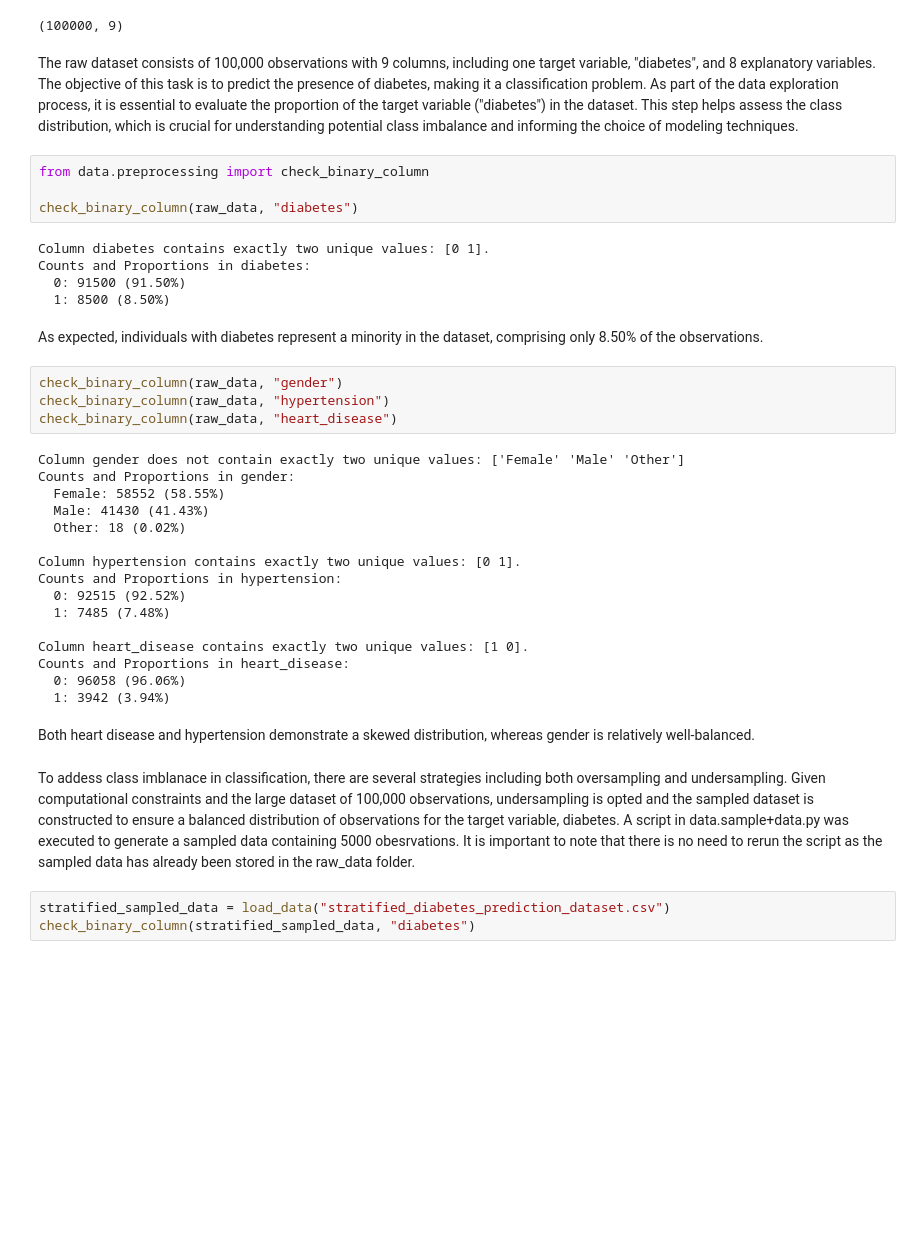
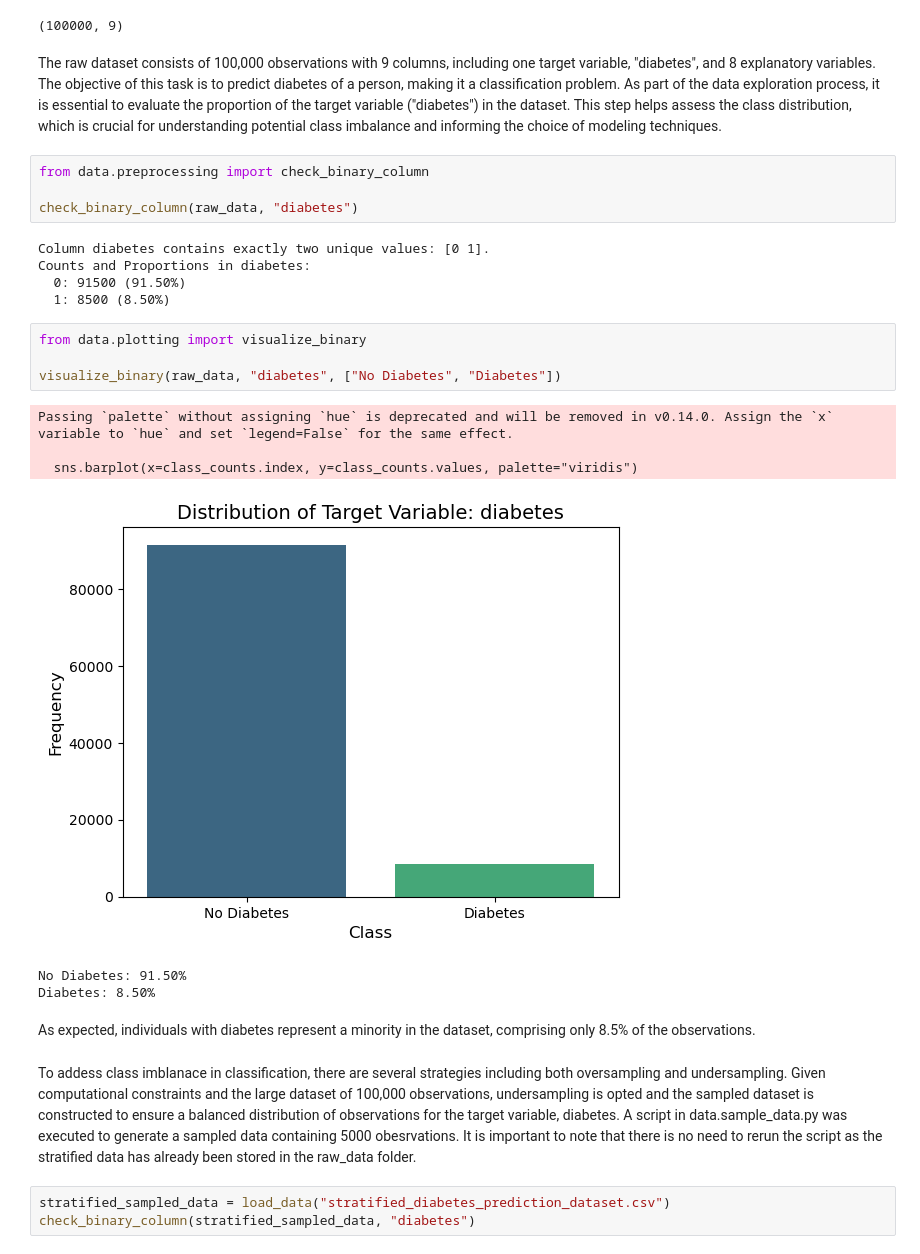
Before and after one commit to edwinyeungcam/D100_Project, a Jupyter notebook: eda_cleaning.ipynb, the cells around one changed output. Drawn from its saved outputs; the diff is of its cells as text; blank space fills up the shorter version.

Commit message:
finished_data_preprocessing

```diff
--- a/eda_cleaning.ipynb
+++ b/eda_cleaning.ipynb
@@ -26,7 +26,7 @@ raw_data.shape
 # %% [output]
 (100000, 9)
 # %% [markdown]
-The raw dataset consists of 100,000 observations with 9 columns, including one target variable, "diabetes", and 8 explanatory variables. The objective of this task is to predict the presence of diabetes, making it a classification problem. As part of the data exploration process, it is essential to evaluate the proportion of the target variable ("diabetes") in the dataset. This step helps assess the class distribution, which is crucial for understanding potential class imbalance and informing the choice of modeling techniques.
+The raw dataset consists of 100,000 observations with 9 columns, including one target variable, "diabetes", and 8 explanatory variables. The objective of this task is to predict diabetes of a person, making it a classification problem. As part of the data exploration process, it is essential to evaluate the proportion of the target variable ("diabetes") in the dataset. This step helps assess the class distribution, which is crucial for understanding potential class imbalance and informing the choice of modeling techniques.
 # %%
 from data.preprocessing import check_binary_column
 
@@ -36,32 +36,21 @@ Column diabetes contains exactly two unique values: [0 1].
 Counts and Proportions in diabetes:
   0: 91500 (91.50%)
   1: 8500 (8.50%)
+# %%
+from data.plotting import visualize_binary
+
+visualize_binary(raw_data, "diabetes", ["No Diabetes", "Diabetes"])
+# %% [output]
+Passing `palette` without assigning `hue` is deprecated and will be removed in v0.14.0. Assign the `x` variable to `hue` and set `legend=False` for the same effect.
+
+  sns.barplot(x=class_counts.index, y=class_counts.values, palette="viridis")
+[figure, added]
+No Diabetes: 91.50%
+Diabetes: 8.50%
 # %% [markdown]
-As expected, individuals with diabetes represent a minority in the dataset, comprising only 8.50% of the observations.
+As expected, individuals with diabetes represent a minority in the dataset, comprising only 8.5% of the observations.
-# %%
-check_binary_column(raw_data, "gender")
-check_binary_column(raw_data, "hypertension")
-check_binary_column(raw_data, "heart_disease")
-# %% [output]
-Column gender does not contain exactly two unique values: ['Female' 'Male' 'Other']
-Counts and Proportions in gender:
-  Female: 58552 (58.55%)
-  Male: 41430 (41.43%)
-  Other: 18 (0.02%)
-
-Column hypertension contains exactly two unique values: [0 1].
-Counts and Proportions in hypertension:
-  0: 92515 (92.52%)
-  1: 7485 (7.48%)
-
-Column heart_disease contains exactly two unique values: [1 0].
-Counts and Proportions in heart_disease:
-  0: 96058 (96.06%)
-  1: 3942 (3.94%)
-# %% [markdown]
-Both heart disease and hypertension demonstrate a skewed distribution, whereas gender is relatively well-balanced.
 # %% [markdown]
-To addess class imblanace in classification, there are several strategies including both oversampling and undersampling. Given computational constraints and the large dataset of 100,000 observations, undersampling is opted and the sampled dataset is constructed to ensure a balanced distribution of observations for the target variable, diabetes. A script in data.sample+data.py was executed to generate a sampled data containing 5000 obesrvations. It is important to note that there is no need to rerun the script as the sampled data has already been stored in the raw_data folder.
+To addess class imblanace in classification, there are several strategies including both oversampling and undersampling. Given computational constraints and the large dataset of 100,000 observations, undersampling is opted and the sampled dataset is constructed to ensure a balanced distribution of observations for the target variable, diabetes. A script in data.sample_data.py was executed to generate a sampled data containing 5000 obesrvations. It is important to note that there is no need to rerun the script as the stratified data has already been stored in the raw_data folder.
 # %%
 stratified_sampled_data = load_data("stratified_diabetes_prediction_dataset.csv")
 check_binary_column(stratified_sampled_data, "diabetes")
```
Also changed, not shown: parts of 70 cells of this notebook, 5 other files.
